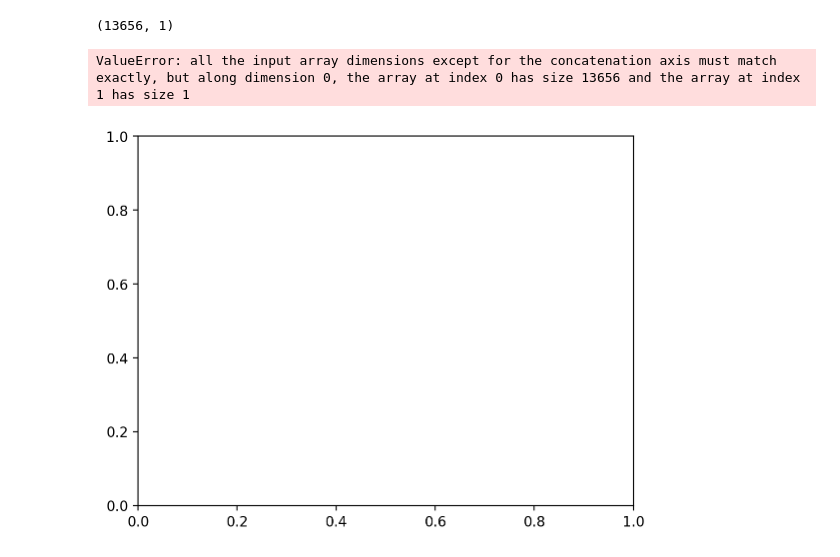
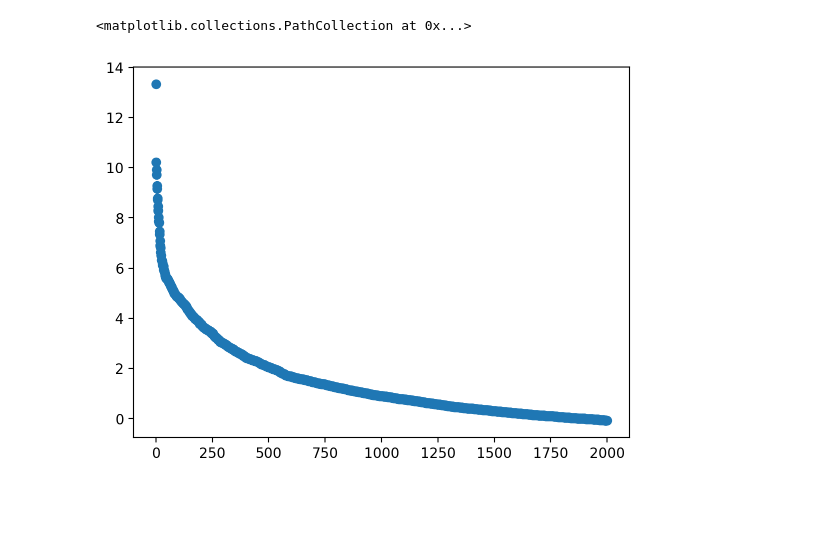
Before and after one commit to arcotan/single-cell-data-analysis, a Jupyter notebook: scanpy/scanpy_tabula-muris-heart.ipynb, the cells around one changed output. Cells and saved outputs as stored; diff of their text form; code cells hidden in the pictures; blank space fills up the shorter version.

```diff
--- a/scanpy/scanpy_tabula-muris-heart.ipynb
+++ b/scanpy/scanpy_tabula-muris-heart.ipynb
@@ -41,16 +30,12 @@ sc.pp.log1p(adata)
 # %%
-import matplotlib.pyplot as plt
 matrix = adata.X
 # from sparse matrix to dense matrix
 matrix = matrix.todense()
 # find the most variable features (columns) of the matrix sorted by variance
-sorted_array = np.var(matrix, axis=0)
-sorted_array = np.sort(sorted_array)
-sorted_array = sorted_array.T
-print(sorted_array.shape)
+variances = np.sort(-np.var(matrix, axis=0))
+sorted_array = [np.log(-i) for i in variances.T][:2000]
 # plot the variance of the features
 plt.scatter([i for i in range(len(sorted_array))], sorted_array)
 # %% [output]
-(13656, 1)
+<matplotlib.collections.PathCollection at 0x...>
-ValueError: all the input array dimensions except for the concatenation axis must match exactly, but along dimension 0, the array at index 0 has size 13656 and the array at index 1 has size 1
-[figure, old version]
+[figure, new version]
```
Also changed, not shown: parts of 41 cells of this notebook.
